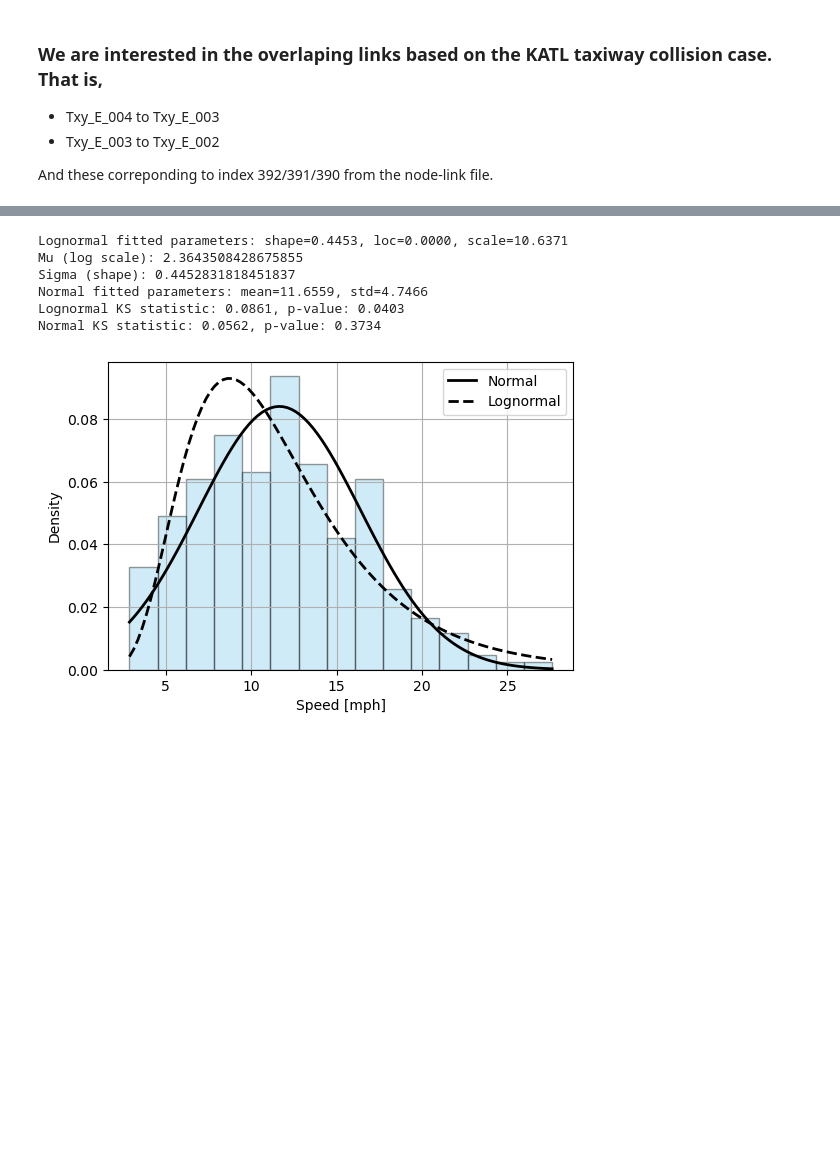
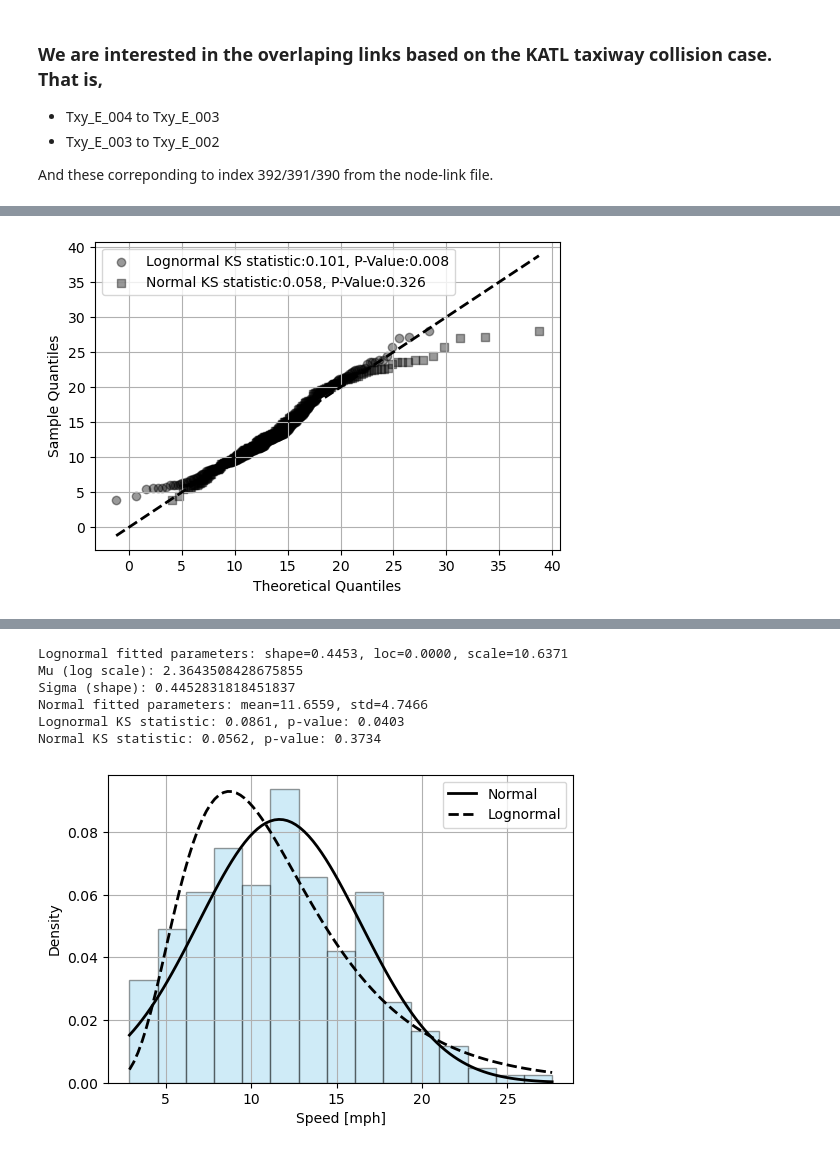
Before and after one commit to ZilD117/LGA-Analysis, a Jupyter notebook: taxigen/link_travel_time_analysis.ipynb, the cells around one changed output, grey strips where cells are left out. Cells and saved outputs as stored; diff of their text form; code cells hidden in the pictures; blank space fills up the shorter version.

Commit message:
update figure

```diff
--- a/taxigen/link_travel_time_analysis.ipynb
+++ b/taxigen/link_travel_time_analysis.ipynb
@@ -136,0 +260,91 @@ date = '05122023'
+# %%
+# --- Filter Data for the Target Link ---
+target_link = "391_392"  # Change this to your desired link
+df_link = df[df['link_name'] == target_link].dropna(subset=['avg_speed'])
+
+if df_link.empty:
+    print(f"No data found for link '{target_link}'.")
+else:
+    speeds = df_link['avg_speed'].astype(float)
+
+    # --- Fit Lognormal Distribution (forcing loc=0) ---
+    shape, loc, scale = stats.lognorm.fit(speeds, floc=0)
+    print(f"Lognormal fitted parameters: shape={shape:.4f}, loc={loc:.4f}, scale={scale:.4f}")
+    print("Mu (log scale):", np.log(scale))
+    print("Sigma (shape):", shape)
+
+    # --- Fit Normal Distribution ---
+    mu_norm, sigma_norm = stats.norm.fit(speeds)
+    print(f"Normal fitted parameters: mean={mu_norm:.4f}, std={sigma_norm:.4f}")
+
+    # --- Kolmogorov-Smirnov Test for Lognormal Fit ---
+    log_ks_stat, log_ks_pvalue = stats.kstest(speeds, 'lognorm', args=(shape, loc, scale))
+    print(f"Lognormal KS statistic: {log_ks_stat:.4f}, p-value: {log_ks_pvalue:.4f}")
+
+    norm_ks_stat, norm_ks_pvalue = stats.kstest(speeds, 'norm', args=(mu_norm, sigma_norm))
+    print(f"Normal KS statistic: {norm_ks_stat:.4f}, p-value: {norm_ks_pvalue:.4f}")
+
+    # Define x values over the range of speeds
+    x = np.linspace(speeds.min(), speeds.max(), 100)
+
+    # Compute PDFs for both fits
+    pdf_lognorm = stats.lognorm.pdf(x, shape, loc=loc, scale=scale)
+    pdf_norm = stats.norm.pdf(x, mu_norm, sigma_norm)
+
+    # --- Plot Histogram and Both Fits ---
+    fig, ax = plt.subplots(figsize=(6, 4))
+
+    # Plot histogram on left y-axis (density normalized)
+    n, bins, patches = ax.hist(speeds, bins=15, density=True, alpha=0.4,
+                                color='skyblue', edgecolor='black')
+    ax.set_xlabel('Speed [mph]')
+    ax.set_ylabel('Density')
+
+    # Plot the normal fit on the same axis using a dashed line
+    ax.plot(x, pdf_norm, 'k', lw=2, label=f'Normal')
+
+    # Create a second y-axis for the lognormal density
+    # ax2 = ax1.twinx()
+    ax.plot(x, pdf_lognorm, 'k--', lw=2, label=f'Lognormal')
+    # ax2.set_ylabel('Lognormal Density')
+
+    # Combine legends from both axes
+    lines1, labels1 = ax.get_legend_handles_labels()
+    # lines2, labels2 = ax2.get_legend_handles_labels()
+    # ax.legend(lines1 + lines2, labels1 + labels2, loc='upper right')
+    plt.legend()
+    # plt.title(f'Speed Distribution with Normal and Lognormal Fits\nLink: {target_link}')
+    plt.grid(True)
+    plt.savefig(f'./figs/{target_link}_{date}_hist.png', dpi=300)
+    plt.show()
+
+    # --- Combined Q-Q Plot for Both Normal and Lognormal Fits ---
+    # Sort the speeds and compute plotting positions
+    sorted_speeds = np.sort(speeds)
+    n_points = len(speeds)
+    p = (np.arange(1, n_points + 1) - 0.5) / n_points
+
+    # Compute theoretical quantiles for the Normal and Lognormal fits
+    q_norm = stats.norm.ppf(p, loc=mu_norm, scale=sigma_norm)
+    q_lognorm = stats.lognorm.ppf(p, shape, loc=loc, scale=scale)
+
+    fig, ax = plt.subplots(figsize=(6, 4))
+    # Plot Normal Q-Q points in green (circle markers)
+    ax.scatter(q_norm, sorted_speeds, color='black', marker='o', label=f'Normal KS statistic:{norm_ks_stat:.3f}, P-Value:{norm_ks_pvalue:.3f}', alpha=0.4)
+    # Plot Lognormal Q-Q points in red (square markers)
+    ax.scatter(q_lognorm, sorted_speeds, color='black', marker='s', label=f'Lognormal KS statistic:{log_ks_stat:.3f}, P-Value:{log_ks_pvalue:.3f}', alpha=0.4)
+
+    # Plot the 45° reference line covering the union of theoretical quantiles
+    all_theoretical = np.concatenate([q_norm, q_lognorm])
+    x_min = np.min(all_theoretical)
+    x_max = np.max(all_theoretical)
+    ax.plot([x_min, x_max], [x_min, x_max], 'k--', lw=2)
+
+    ax.set_xlabel('Theoretical Quantiles')
+    ax.set_ylabel('Sample Quantiles')
+    # ax.set_title('Combined Q-Q Plot for Normal and Lognormal Fits')
+    ax.legend(loc='best')
+    ax.grid(True)
+    plt.savefig(f'./figs/{target_link}_{date}_qq.png', dpi=300)
+    plt.show()
+# %% [output]
@@ -136,0 +358 @@ date = '05122023'
+[figure, added]
```
Also changed, not shown: parts of 5 cells of this notebook, 4 other files.
